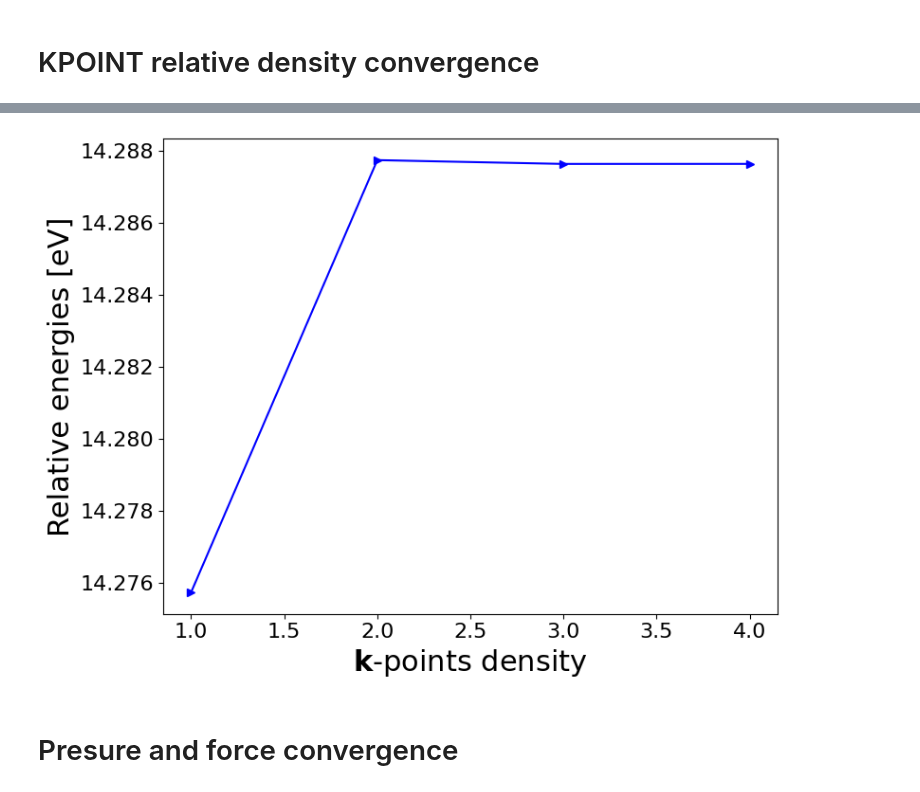
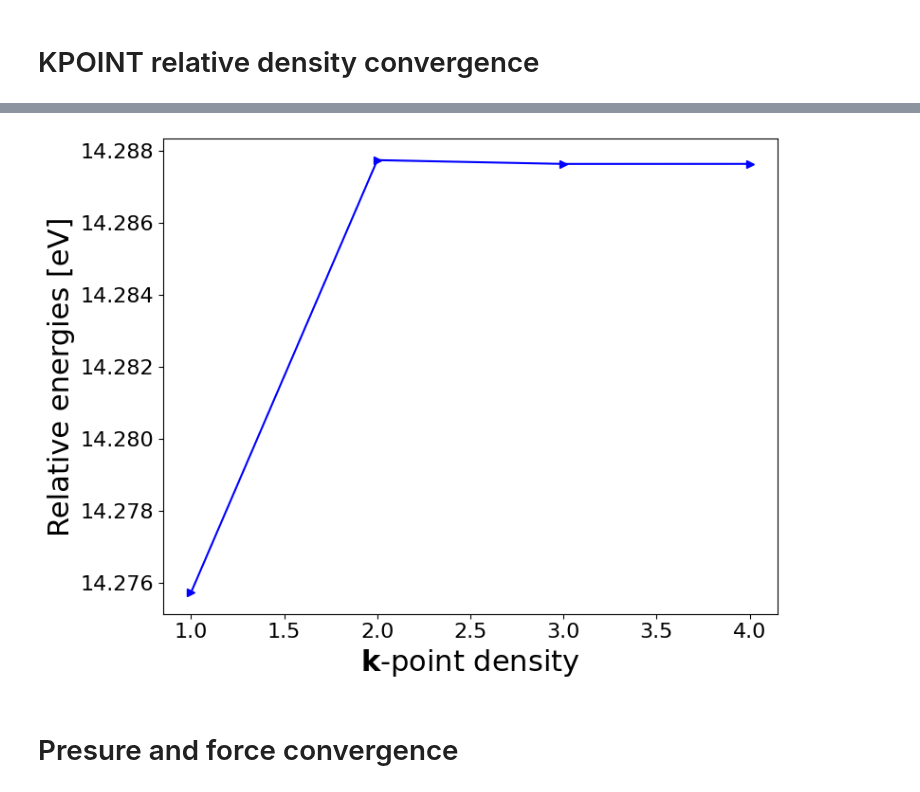
Before and after one commit to Luisrj14/VaspDefAnalysis, a Jupyter notebook: notebook/covergence_supercell.ipynb, the cells around one changed output, grey strips where cells are left out. Cells and saved outputs as stored; diff of their text form; code cells hidden in the pictures.

```diff
--- a/notebook/covergence_supercell.ipynb
+++ b/notebook/covergence_supercell.ipynb
@@ -248,18 +248,18 @@ plot.savefig(fname='/home/luis/master_thesis_uio/thesis_project/python_code/outp
 # %%
 from VaspDefAnalysis.plotter.plot_convergence import ConvergencePlot
 
 plot = ConvergencePlot.get_convergence_plot(relative_values=energies_difference,
                                             cutoff_values=cutoffs,
                                             #title_name = "Relative energy vs K-Points density",
                                             title_name = None,
-                                            axis_x_name = r"$\mathbf{k}$-points density",
+                                            axis_x_name = r"$\mathbf{k}$-point density",
                                             axis_y_name = 'Relative energies',
                                             curve_settings ={"color":"blue","marker": ">"},
                                             SI_unit="eV",
                                             use_SI_prefixes=None)
 plot.savefig(fname='/home/luis/master_thesis_uio/thesis_project/python_code/outputs/supercell/convergence/energy_vs_kpoint',dpi=400)
 # %% [output]
-[figure, old version]
+[figure, new version]
 # %% [markdown]
 # Presure and  force convergence
 # %%
```
Also changed, not shown: parts of 3 cells of this notebook, 5 other files.
